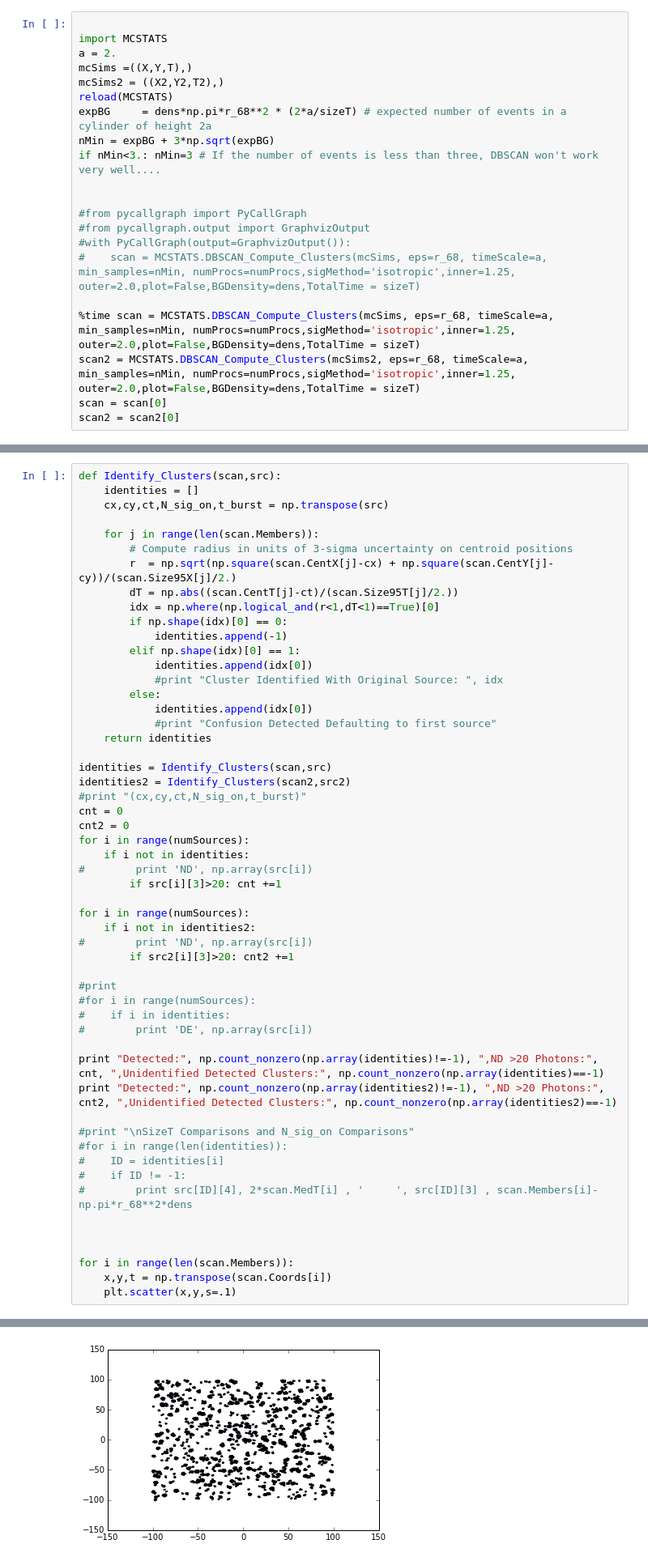
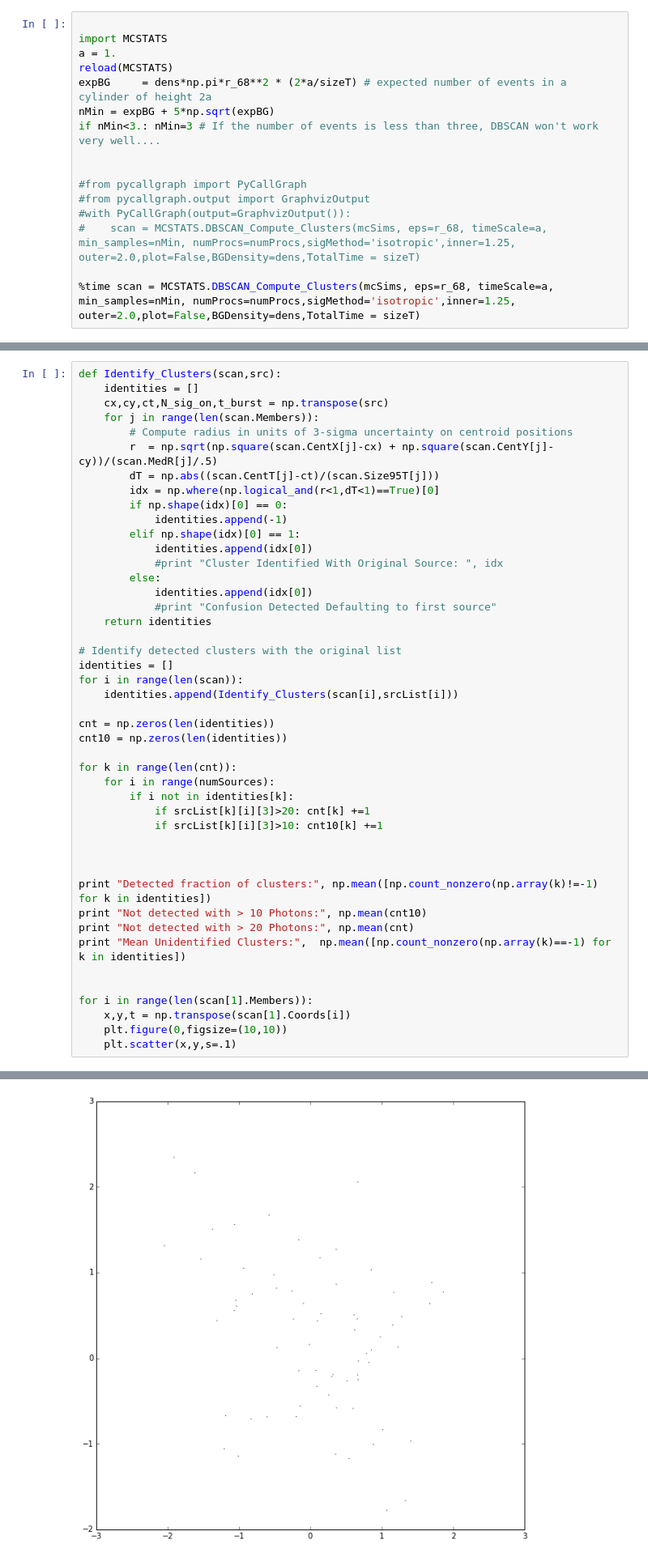
Before and after one commit to erccarls/time_var, a Jupyter notebook: Time_Var_DBSCAN/BDT.ipynb, the cells around one changed output, grey strips where cells are left out. Shown: that part at 81% size. Cells and saved outputs as stored; diff of their text form.

Commit message:
More BDT info to ipython notebook. Next is adding spherical grid indexing and ident 0-360.

```diff
--- a/Time_Var_DBSCAN/BDT.ipynb
+++ b/Time_Var_DBSCAN/BDT.ipynb
@@ -100,12 +133,10 @@ plt.savefig('sim_patch.png')
 # %%
 
 import MCSTATS
-a = 2.
-mcSims =((X,Y,T),)
-mcSims2 = ((X2,Y2,T2),)
+a = 1.
 reload(MCSTATS)
 expBG     = dens*np.pi*r_68**2 * (2*a/sizeT) # expected number of events in a cylinder of height 2a
-nMin = expBG + 3*np.sqrt(expBG)
+nMin = expBG + 5*np.sqrt(expBG)
 if nMin<3.: nMin=3 # If the number of events is less than three, DBSCAN won't work very well....
 
 
@@ -115,6 +146,3 @@ if nMin<3.: nMin=3 # If the number of events is less than three, DBSCAN won't wo
 #    scan = MCSTATS.DBSCAN_Compute_Clusters(mcSims, eps=r_68, timeScale=a, min_samples=nMin, numProcs=numProcs,sigMethod='isotropic',inner=1.25, outer=2.0,plot=False,BGDensity=dens,TotalTime = sizeT)
 
 %time scan = MCSTATS.DBSCAN_Compute_Clusters(mcSims, eps=r_68, timeScale=a, min_samples=nMin, numProcs=numProcs,sigMethod='isotropic',inner=1.25, outer=2.0,plot=False,BGDensity=dens,TotalTime = sizeT)
-scan2 = MCSTATS.DBSCAN_Compute_Clusters(mcSims2, eps=r_68, timeScale=a, min_samples=nMin, numProcs=numProcs,sigMethod='isotropic',inner=1.25, outer=2.0,plot=False,BGDensity=dens,TotalTime = sizeT)
-scan = scan[0]
-scan2 = scan2[0]
@@ -125,11 +150,10 @@ Wall time: 254.85 s
 def Identify_Clusters(scan,src):
     identities = []
     cx,cy,ct,N_sig_on,t_burst = np.transpose(src)
-
     for j in range(len(scan.Members)):
         # Compute radius in units of 3-sigma uncertainty on centroid positions
-        r  = np.sqrt(np.square(scan.CentX[j]-cx) + np.square(scan.CentY[j]-cy))/(scan.Size95X[j]/2.)
-        dT = np.abs((scan.CentT[j]-ct)/(scan.Size95T[j]/2.))
+        r  = np.sqrt(np.square(scan.CentX[j]-cx) + np.square(scan.CentY[j]-cy))/(scan.MedR[j]/.5)
+        dT = np.abs((scan.CentT[j]-ct)/(scan.Size95T[j]))
         idx = np.where(np.logical_and(r<1,dT<1)==True)[0]
         if np.shape(idx)[0] == 0:
             identities.append(-1)
@@ -141,38 +165,30 @@ def Identify_Clusters(scan,src):
             #print "Confusion Detected Defaulting to first source"
     return identities
 
-identities = Identify_Clusters(scan,src)
-identities2 = Identify_Clusters(scan2,src2)
-#print "(cx,cy,ct,N_sig_on,t_burst)"
-cnt = 0
-cnt2 = 0
-for i in range(numSources):
-    if i not in identities:
-#        print 'ND', np.array(src[i])
-        if src[i][3]>20: cnt +=1
+# Identify detected clusters with the original list
+identities = []
+for i in range(len(scan)):
+    identities.append(Identify_Clusters(scan[i],srcList[i]))
 
-for i in range(numSources):
-    if i not in identities2:
-#        print 'ND', np.array(src[i])
-        if src2[i][3]>20: cnt2 +=1
+cnt = np.zeros(len(identities))
+cnt10 = np.zeros(len(identities))
 
-#print
-#for i in range(numSources):
-#    if i in identities:
-#        print 'DE', np.array(src[i])
-
-print "Detected:", np.count_nonzero(np.array(identities)!=-1), ",ND >20 Photons:", cnt, ",Unidentified Detected Clusters:", np.count_nonzero(np.array(identities)==-1)
-print "Detected:", np.count_nonzero(np.array(identities2)!=-1), ",ND >20 Photons:", cnt2, ",Unidentified Detected Clusters:", np.count_nonzero(np.array(identities2)==-1)
-
-#print "\nSizeT Comparisons and N_sig_on Comparisons"
-#for i in range(len(identities)):
-#    ID = identities[i]
-#    if ID != -1:
-#        print src[ID][4], 2*scan.MedT[i] , '     ', src[ID][3] , scan.Members[i]-np.pi*r_68**2*dens
+for k in range(len(cnt)):
+    for i in range(numSources):
+        if i not in identities[k]:
+            if srcList[k][i][3]>20: cnt[k] +=1
+            if srcList[k][i][3]>10: cnt10[k] +=1
 
 
 
-for i in range(len(scan.Members)):
-    x,y,t = np.transpose(scan.Coords[i])
+print "Detected fraction of clusters:", np.mean([np.count_nonzero(np.array(k)!=-1) for k in identities])
+print "Not detected with > 10 Photons:", np.mean(cnt10)
+print "Not detected with > 20 Photons:", np.mean(cnt)
+print "Mean Unidentified Clusters:",  np.mean([np.count_nonzero(np.array(k)==-1) for k in identities])
+
+
+for i in range(len(scan[1].Members)):
+    x,y,t = np.transpose(scan[1].Coords[i])
+    plt.figure(0,figsize=(10,10))
     plt.scatter(x,y,s=.1)
 # %% [output]
@@ -181,2 +199,2 @@ Detected: 308 ,ND >20 Photons: 51 ,Unidentified Detected Clusters: 336
-[figure, old version]
+[figure, new version]
 # %%
```
Also changed, not shown: parts of 8 cells of this notebook, 42 other files.
